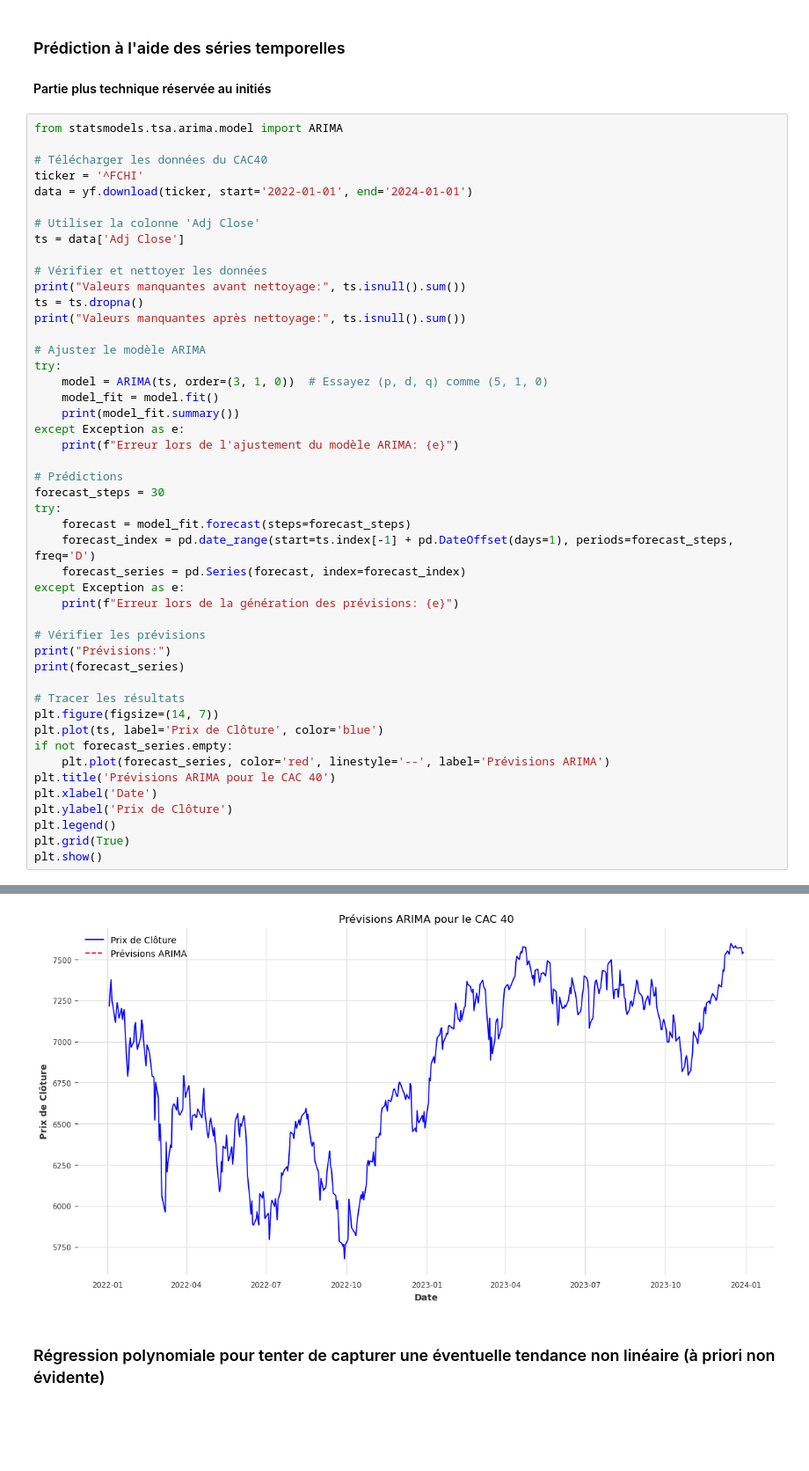
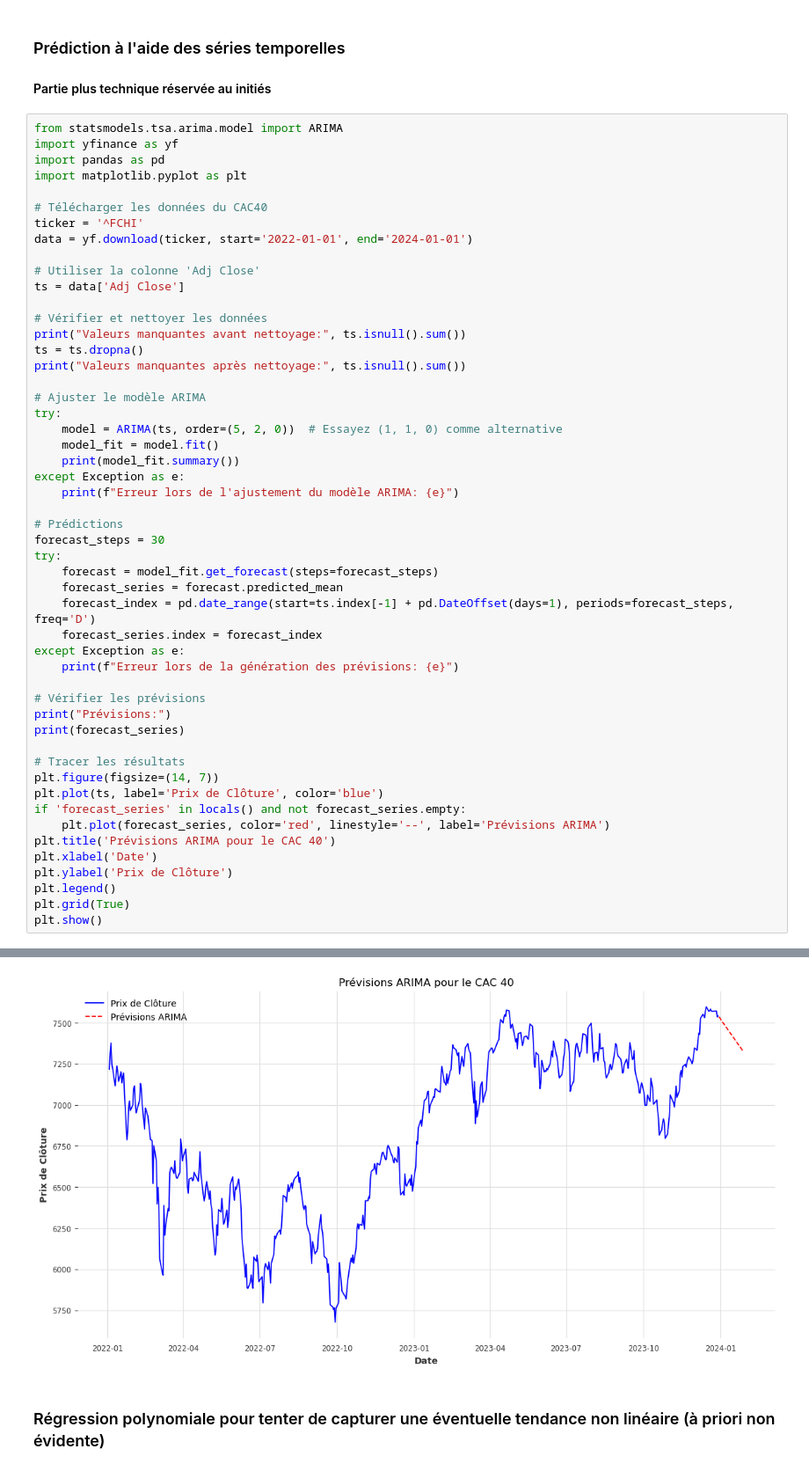
Before and after one commit to viennetcesar/trading_code, a Jupyter notebook: anticipations_CAC40.ipynb, the cells around one changed output, grey strips where cells are left out. Shown at 88% size. Saved outputs shown, nothing was run; the diff lists cells and outputs as text; blank space fills up the shorter version.

```diff
--- a/anticipations_CAC40.ipynb
+++ b/anticipations_CAC40.ipynb
@@ -571,6 +571,9 @@ Il fallait acheter le :  2024-01-05
 #### Partie plus technique réservée au initiés
 # %%
 from statsmodels.tsa.arima.model import ARIMA
+import yfinance as yf
+import pandas as pd
+import matplotlib.pyplot as plt
 
 # Télécharger les données du CAC40
 ticker = '^FCHI'
@@ -586,7 +589,7 @@ print("Valeurs manquantes après nettoyage:", ts.isnull().sum())
 
 # Ajuster le modèle ARIMA
 try:
-    model = ARIMA(ts, order=(3, 1, 0))  # Essayez (p, d, q) comme (5, 1, 0)
+    model = ARIMA(ts, order=(5, 2, 0))  # Essayez (1, 1, 0) comme alternative
     model_fit = model.fit()
     print(model_fit.summary())
 except Exception as e:
@@ -595,9 +598,10 @@ except Exception as e:
 # Prédictions
 forecast_steps = 30
 try:
-    forecast = model_fit.forecast(steps=forecast_steps)
+    forecast = model_fit.get_forecast(steps=forecast_steps)
+    forecast_series = forecast.predicted_mean
     forecast_index = pd.date_range(start=ts.index[-1] + pd.DateOffset(days=1), periods=forecast_steps, freq='D')
-    forecast_series = pd.Series(forecast, index=forecast_index)
+    forecast_series.index = forecast_index
 except Exception as e:
     print(f"Erreur lors de la génération des prévisions: {e}")
 
@@ -608,7 +612,7 @@ print(forecast_series)
 # Tracer les résultats
 plt.figure(figsize=(14, 7))
 plt.plot(ts, label='Prix de Clôture', color='blue')
-if not forecast_series.empty:
+if 'forecast_series' in locals() and not forecast_series.empty:
     plt.plot(forecast_series, color='red', linestyle='--', label='Prévisions ARIMA')
 plt.title('Prévisions ARIMA pour le CAC 40')
 plt.xlabel('Date')
@@ -640,4 +642,4 @@ Freq: D, Name: predicted_mean, dtype: float64
-[figure, old version]
+[figure, new version]
 # %% [markdown]
 ### Régression polynomiale pour tenter de capturer une éventuelle tendance non linéaire (à priori non évidente)
 # %%
```
Also changed, not shown: parts of 20 cells of this notebook.
